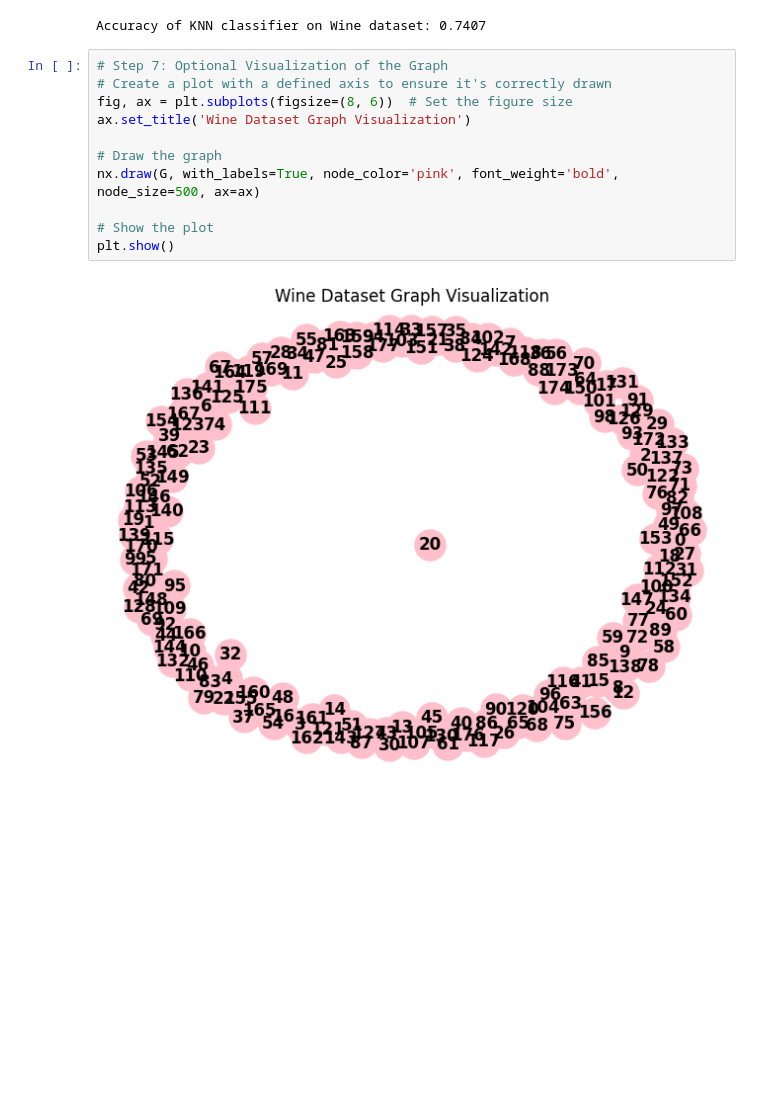
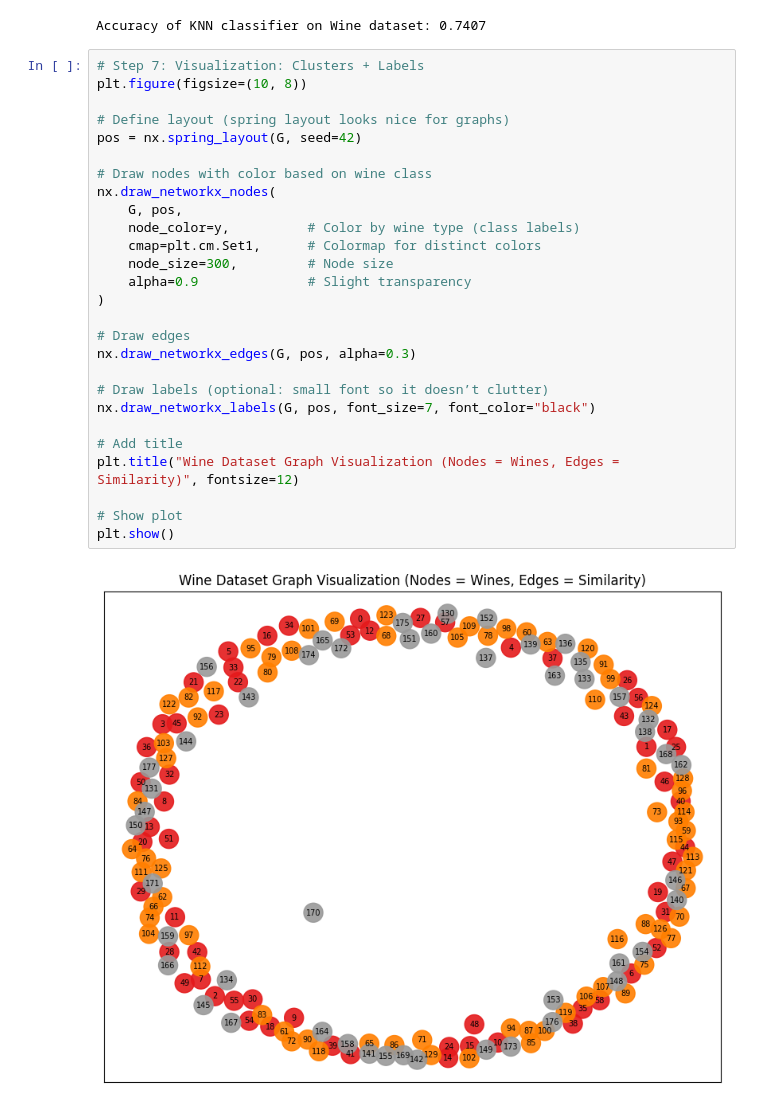
Before and after one commit to KaneezFatima09/machine-learning, a Jupyter notebook: graph_based_knn.ipynb, the cells around one changed output. Saved outputs shown, nothing was run; the diff lists cells and outputs as text; blank space fills up the shorter version.

```diff
--- a/graph_based_knn.ipynb
+++ b/graph_based_knn.ipynb
@@ -71,16 +71,32 @@ accuracy = accuracy_score(y_test, y_pred)
 print(f"Accuracy of KNN classifier on Wine dataset: {accuracy:.4f}")
 # %% [output]
 Accuracy of KNN classifier on Wine dataset: 0.7407
-# %%
-# Step 7: Optional Visualization of the Graph
-# Create a plot with a defined axis to ensure it's correctly drawn
-fig, ax = plt.subplots(figsize=(8, 6))  # Set the figure size
-ax.set_title('Wine Dataset Graph Visualization')
-
-# Draw the graph
-nx.draw(G, with_labels=True, node_color='pink', font_weight='bold', node_size=500, ax=ax)
-
-# Show the plot
-plt.show()
-# %% [output]
-[figure, removed]
+# %%
+# Step 7: Visualization: Clusters + Labels
+plt.figure(figsize=(10, 8))
+
+# Define layout (spring layout looks nice for graphs)
+pos = nx.spring_layout(G, seed=42)
+
+# Draw nodes with color based on wine class
+nx.draw_networkx_nodes(
+    G, pos,
+    node_color=y,          # Color by wine type (class labels)
+    cmap=plt.cm.Set1,      # Colormap for distinct colors
+    node_size=300,         # Node size
+    alpha=0.9              # Slight transparency
+)
+
+# Draw edges
+nx.draw_networkx_edges(G, pos, alpha=0.3)
+
+# Draw labels (optional: small font so it doesn’t clutter)
+nx.draw_networkx_labels(G, pos, font_size=7, font_color="black")
+
+# Add title
+plt.title("Wine Dataset Graph Visualization (Nodes = Wines, Edges = Similarity)", fontsize=12)
+
+# Show plot
+plt.show()
+# %% [output]
+[figure, added]
```
